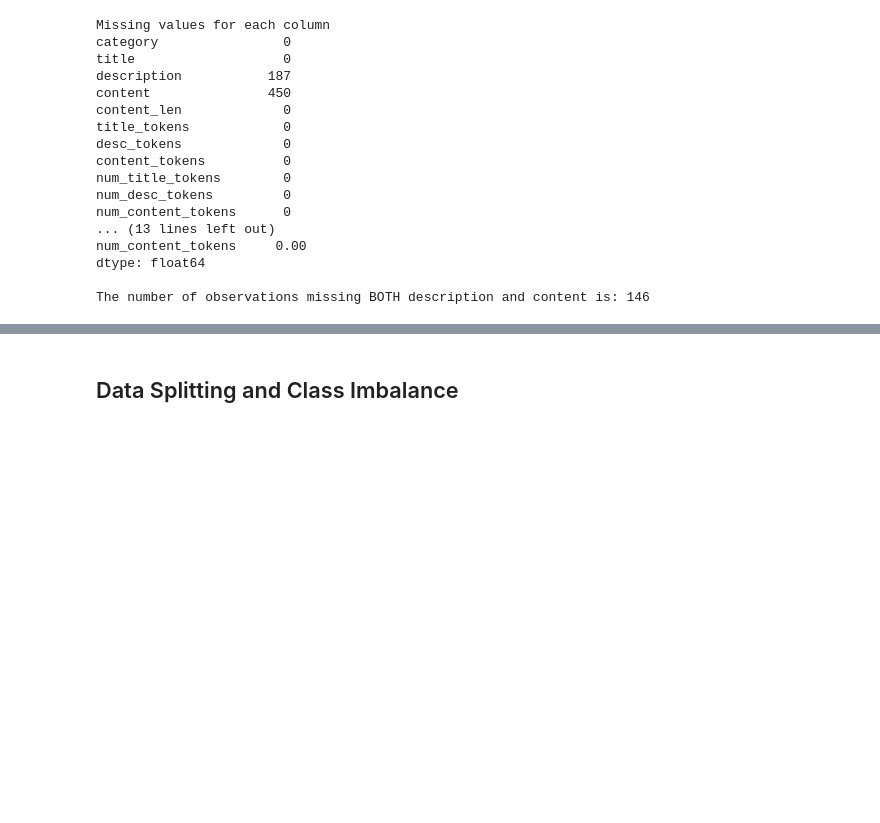
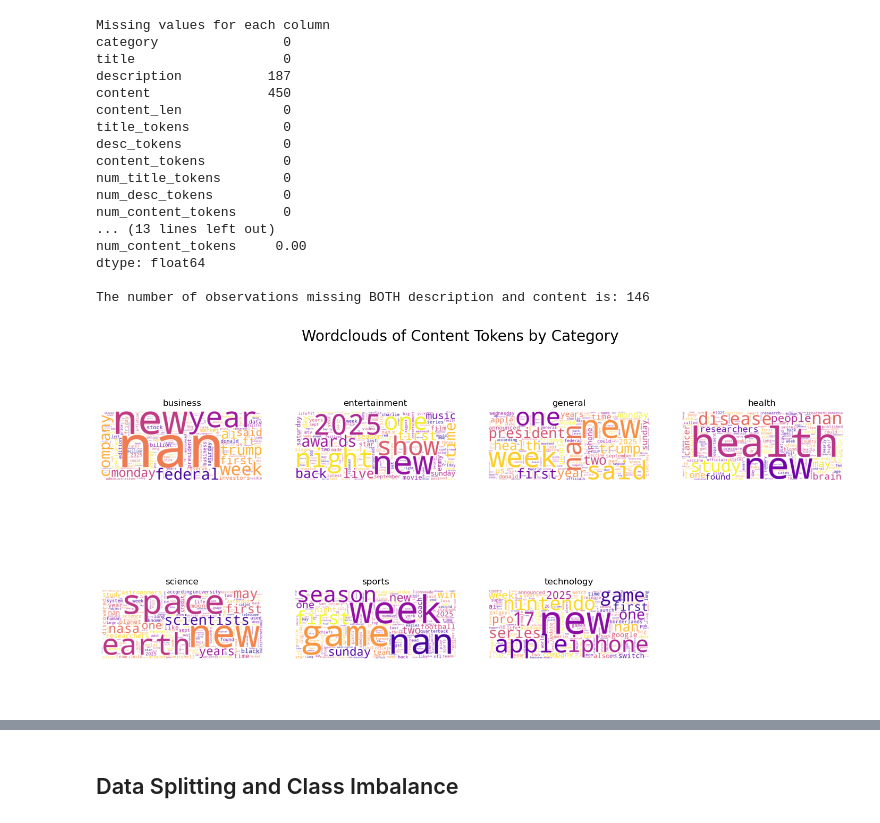
Before and after one commit to mitosisgg/ADS509_FinalProject, a Jupyter notebook: ADS_509_Final_Team_Project.ipynb, the cells around one changed output, grey strips where cells are left out. Saved outputs shown, nothing was run; the diff lists cells and outputs as text; code cells hidden in the pictures; blank space fills up the shorter version.

Commit message:
Added in wordclouds for title, description, and content visualized by category

```diff
--- a/ADS_509_Final_Team_Project.ipynb
+++ b/ADS_509_Final_Team_Project.ipynb
@@ -382,3 +383,57 @@ num_content_tokens     0.00
 dtype: float64
 
 The number of observations missing BOTH description and content is: 146
+# %%
+# Build out wordclouds for the content_tokens of each category.
+# Config
+MAX_WORDS = 200
+MIN_TOKEN_LEN = 2
+# pixel size passed to WordCloud
+WIDTH, HEIGHT = 700, 300
+
+# Get categories (sorted for consistent layout)
+categories = sorted(df_clean['category'].dropna().unique().tolist())
+
+# Prepare subplots: 2 rows x 4 cols
+fig, axes = plt.subplots(2, 4, figsize=(18, 8))
+axes = axes.ravel()  # flatten to 1D index
+
+# for loop through the list of categories
+for i, cat in enumerate(categories):
+    # set axis for category
+    ax = axes[i]
+    # aggregate tokens for content_tokens category
+    tokens_series = df_clean.loc[df_clean['category'] == cat, 'content_tokens']
+    freq = Counter()
+    for toks in tokens_series:
+        if isinstance(toks, list):
+            # light filter for readability
+            freq.update([t for t in toks if isinstance(t, str) and len(t) >= MIN_TOKEN_LEN])
+    # subplot formatting
+    ax.set_title(str(cat), fontsize=12, pad=8)
+    ax.axis("off")
+    # handle the empty cases
+    if len(freq) == 0:
+        ax.text(0.5, 0.5, "No tokens", ha="center", va="center", fontsize=12)
+        continue
+
+    # create the wordcloud itself
+    wc = WordCloud(
+        width=WIDTH,
+        height=HEIGHT,
+        background_color="white",
+        colormap="plasma",
+        max_words=MAX_WORDS,
+        normalize_plurals=True
+    ).generate_from_frequencies(freq)
+
+    ax.imshow(wc, interpolation="bilinear")
+
+# hide any unused axes
+for j in range(len(categories), 8):
+    axes[j].axis("off")
+
+fig.suptitle("Wordclouds of Content Tokens by Category", fontsize=20)
+plt.show()
+# %% [output]
+[figure, added]
```
Also changed, not shown: parts of 3 cells of this notebook.
